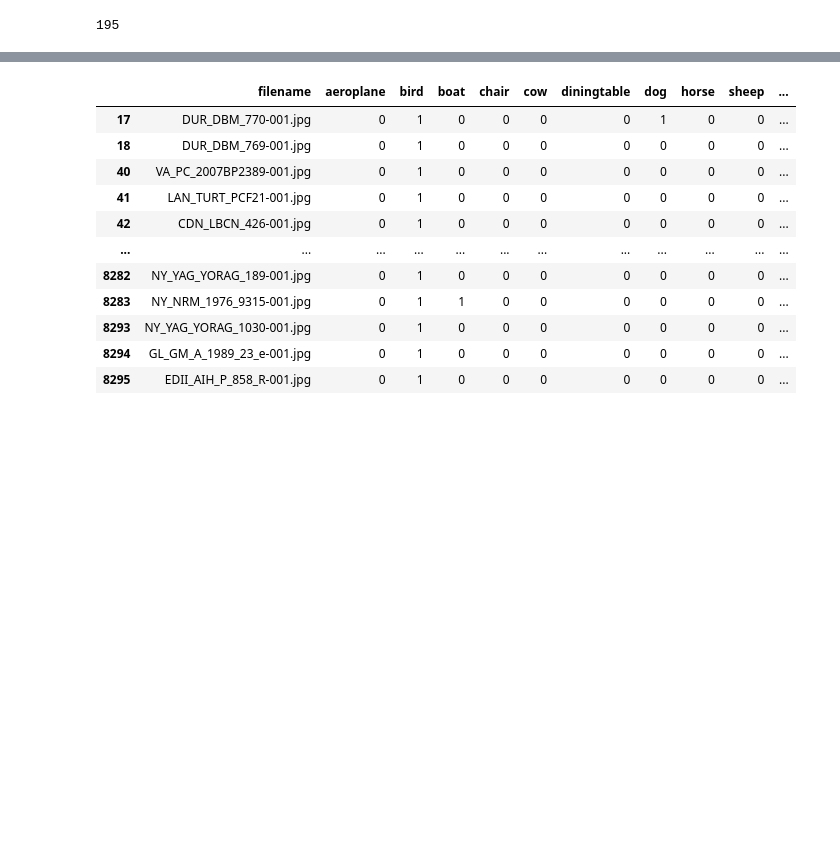
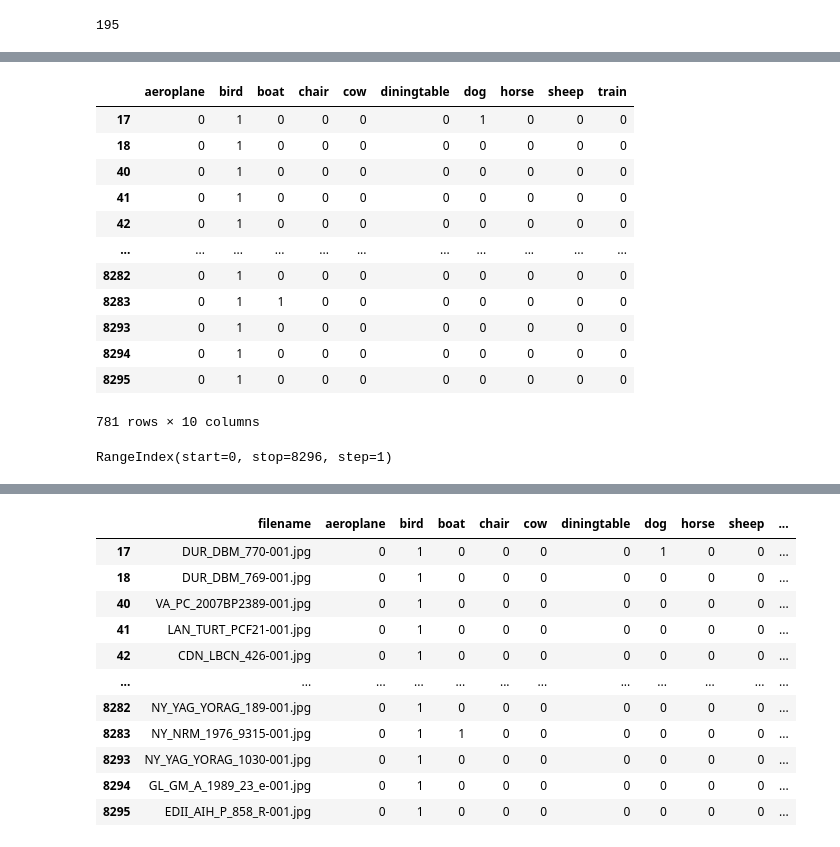
Before and after one commit to erniesg/Art-API, a Jupyter notebook: notebooks/sampling.ipynb, the cells around one changed output, grey strips where cells are left out. Drawn from its saved outputs; the diff is of its cells as text; code cells hidden in the pictures; blank space fills up the shorter version.

```diff
--- a/notebooks/sampling.ipynb
+++ b/notebooks/sampling.ipynb
@@ -92,0 +110,16 @@ cls1, cls2, cls3, cls4, cls5, cls6, cls7, cls8, cls9, cls10 = [y_sub[y_sub[cls]
+# %%
+y_test
+# %% [output]
+|  | aeroplane | bird | boat | chair | cow | diningtable | dog | horse | sheep | train |
+| 17 | 0 | 1 | 0 | 0 | 0 | 0 | 1 | 0 | 0 | 0 |
+| 18 | 0 | 1 | 0 | 0 | 0 | 0 | 0 | 0 | 0 | 0 |
+| 40 | 0 | 1 | 0 | 0 | 0 | 0 | 0 | 0 | 0 | 0 |
+| 41 | 0 | 1 | 0 | 0 | 0 | 0 | 0 | 0 | 0 | 0 |
+| 42 | 0 | 1 | 0 | 0 | 0 | 0 | 0 | 0 | 0 | 0 |
+| ... | ... | ... | ... | ... | ... | ... | ... | ... | ... | ... |
+| 8282 | 0 | 1 | 0 | 0 | 0 | 0 | 0 | 0 | 0 | 0 |
+| 8283 | 0 | 1 | 1 | 0 | 0 | 0 | 0 | 0 | 0 | 0 |
+| 8293 | 0 | 1 | 0 | 0 | 0 | 0 | 0 | 0 | 0 | 0 |
+| 8294 | 0 | 1 | 0 | 0 | 0 | 0 | 0 | 0 | 0 | 0 |
+| 8295 | 0 | 1 | 0 | 0 | 0 | 0 | 0 | 0 | 0 | 0 |
+781 rows × 10 columns
@@ -92,0 +129,4 @@ cls1, cls2, cls3, cls4, cls5, cls6, cls7, cls8, cls9, cls10 = [y_sub[y_sub[cls]
+# %%
+y.index
+# %% [output]
+RangeIndex(start=0, stop=8296, step=1)
```
Also changed, not shown: parts of 23 cells of this notebook, 3 other files.
